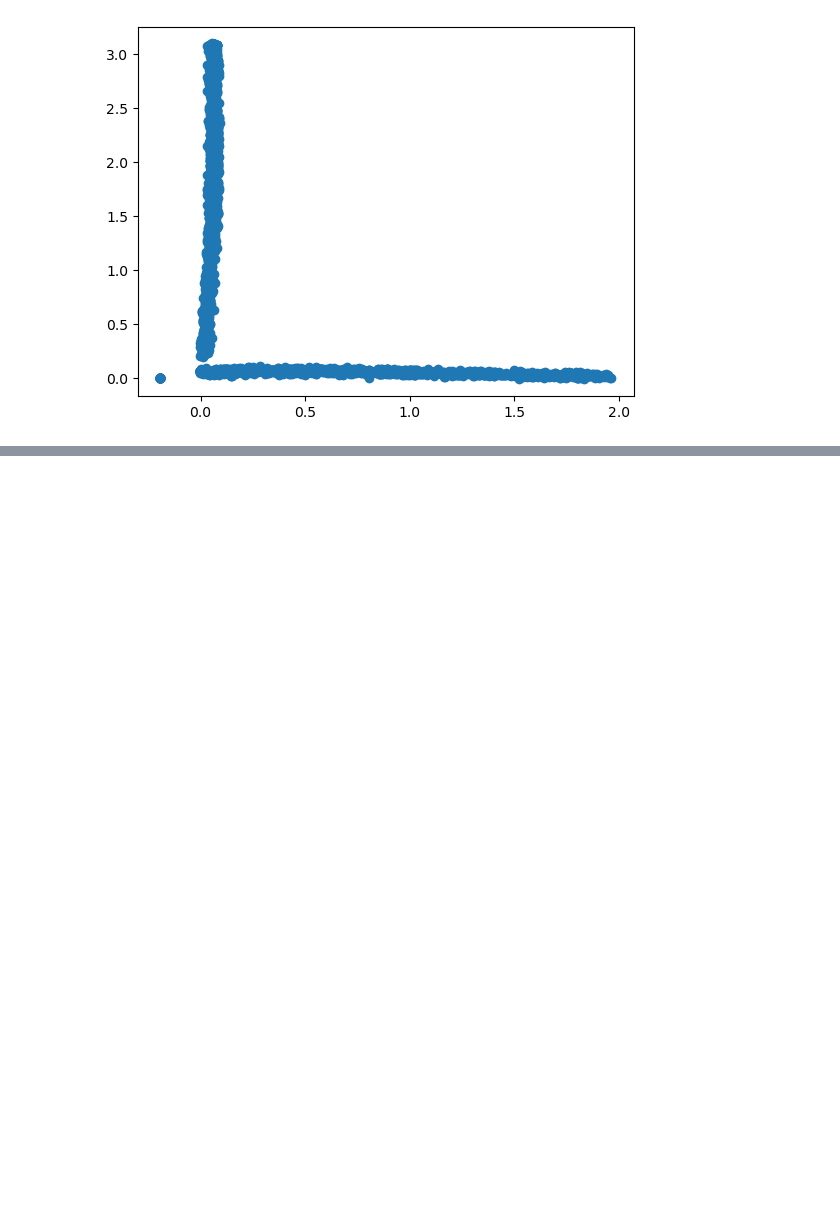
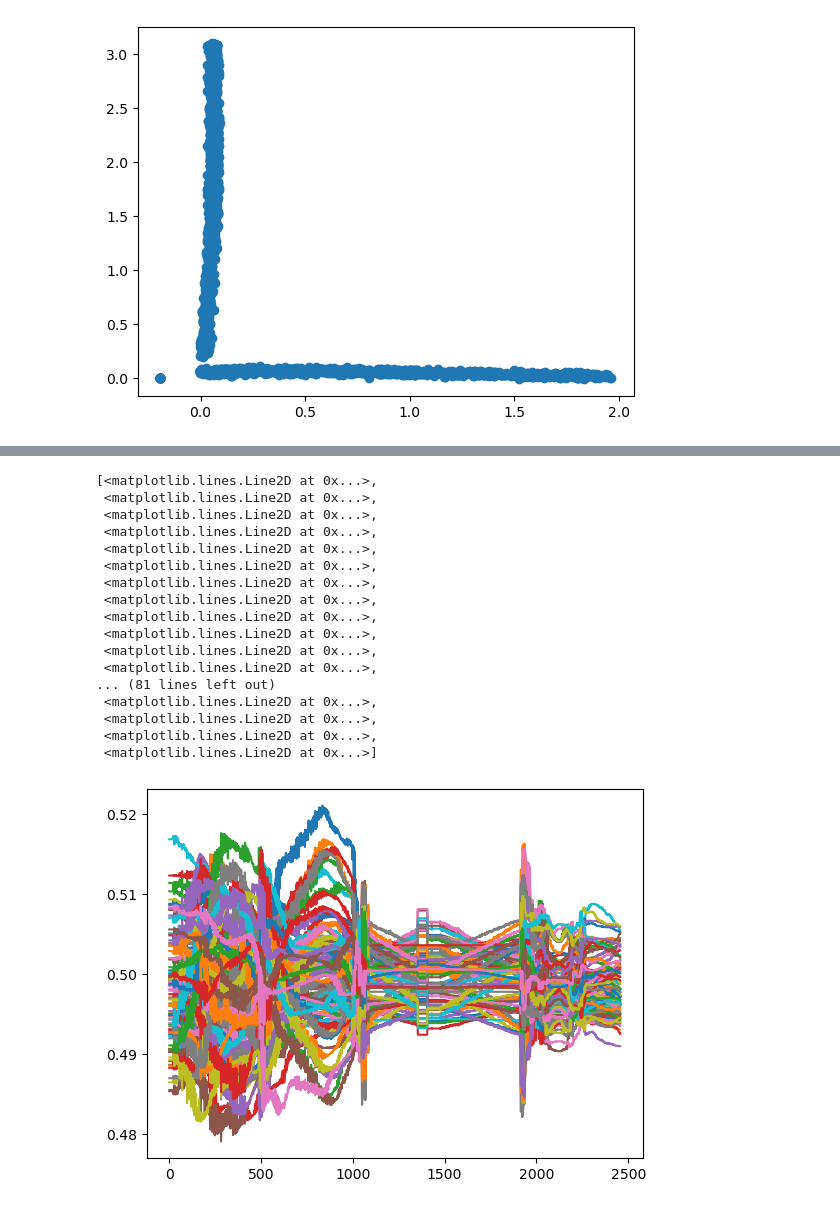
Before and after one commit to kentarooow/coordinate_sound, a Jupyter notebook: code/coordinate_to_sound.ipynb, the cells around one changed output, grey strips where cells are left out. Cells and saved outputs as stored; diff of their text form; code cells hidden in the pictures; blank space fills up the shorter version.

```diff
--- a/code/coordinate_to_sound.ipynb
+++ b/code/coordinate_to_sound.ipynb
@@ -750,0 +590,21 @@ plt.plot(mse_normal)
+# %%
+plt.plot(y_predicted_abnormal)
+# %% [output]
+[<matplotlib.lines.Line2D at 0x...>,
+ <matplotlib.lines.Line2D at 0x...>,
+ <matplotlib.lines.Line2D at 0x...>,
+ <matplotlib.lines.Line2D at 0x...>,
+ <matplotlib.lines.Line2D at 0x...>,
+ <matplotlib.lines.Line2D at 0x...>,
+ <matplotlib.lines.Line2D at 0x...>,
+ <matplotlib.lines.Line2D at 0x...>,
+ <matplotlib.lines.Line2D at 0x...>,
+ <matplotlib.lines.Line2D at 0x...>,
+ <matplotlib.lines.Line2D at 0x...>,
+ <matplotlib.lines.Line2D at 0x...>,
+... (81 lines left out)
+ <matplotlib.lines.Line2D at 0x...>,
+ <matplotlib.lines.Line2D at 0x...>,
+ <matplotlib.lines.Line2D at 0x...>,
+ <matplotlib.lines.Line2D at 0x...>]
+[figure, added]
```
Also changed, not shown: parts of 38 cells of this notebook.
